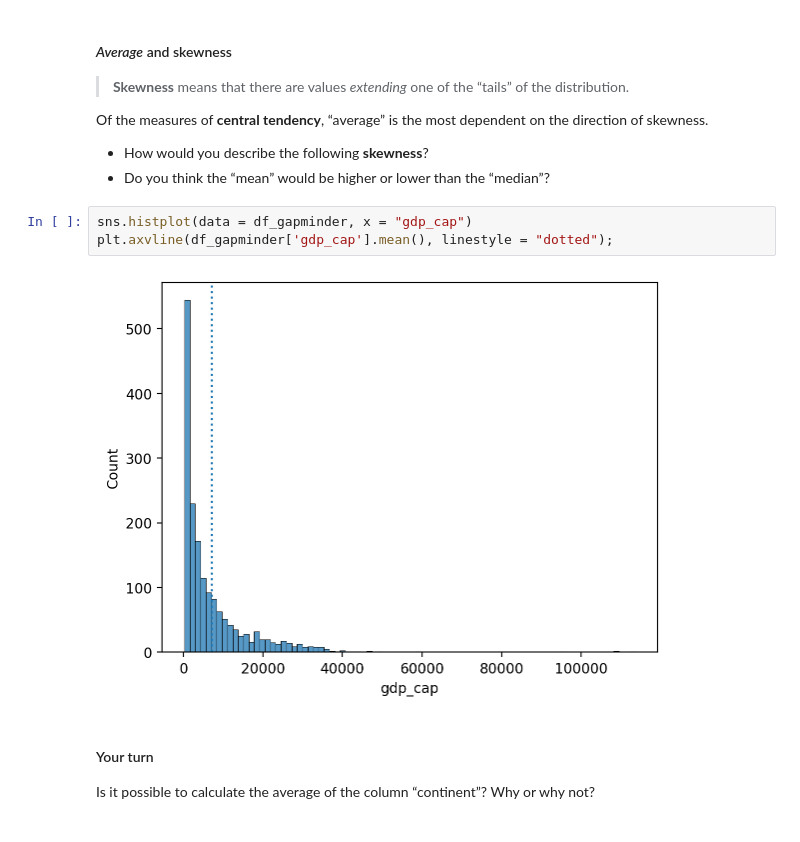
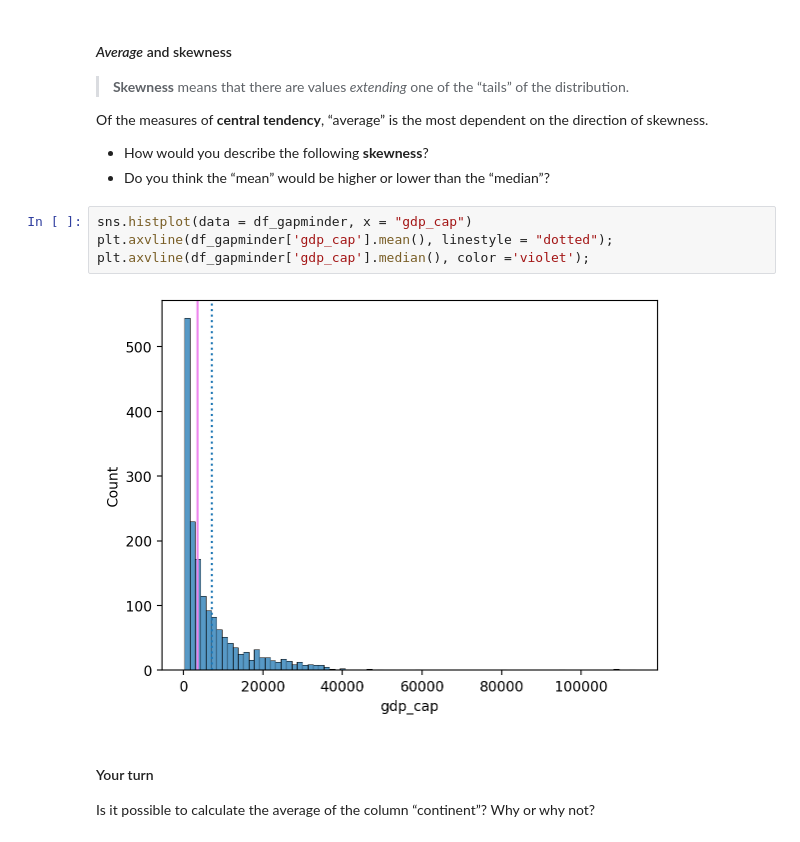
Before and after one commit to mariadop/Descriptive_Statistics_2025, a Jupyter notebook: Exercise8.ipynb, the cells around one changed output. Saved outputs shown, nothing was run; the diff lists cells and outputs as text.

```diff
--- a/Exercise8.ipynb
+++ b/Exercise8.ipynb
@@ -285,8 +285,9 @@ Of the measures of **central tendency**, “average” is the most dependent on
 # %%
 sns.histplot(data = df_gapminder, x = "gdp_cap")
 plt.axvline(df_gapminder['gdp_cap'].mean(), linestyle = "dotted");
+plt.axvline(df_gapminder['gdp_cap'].median(), color ='violet');
 # %% [output]
-[figure, old version]
+[figure, new version]
 # %% [markdown]
 #### Your turn
 
```
Also changed, not shown: parts of 2 cells of this notebook.
